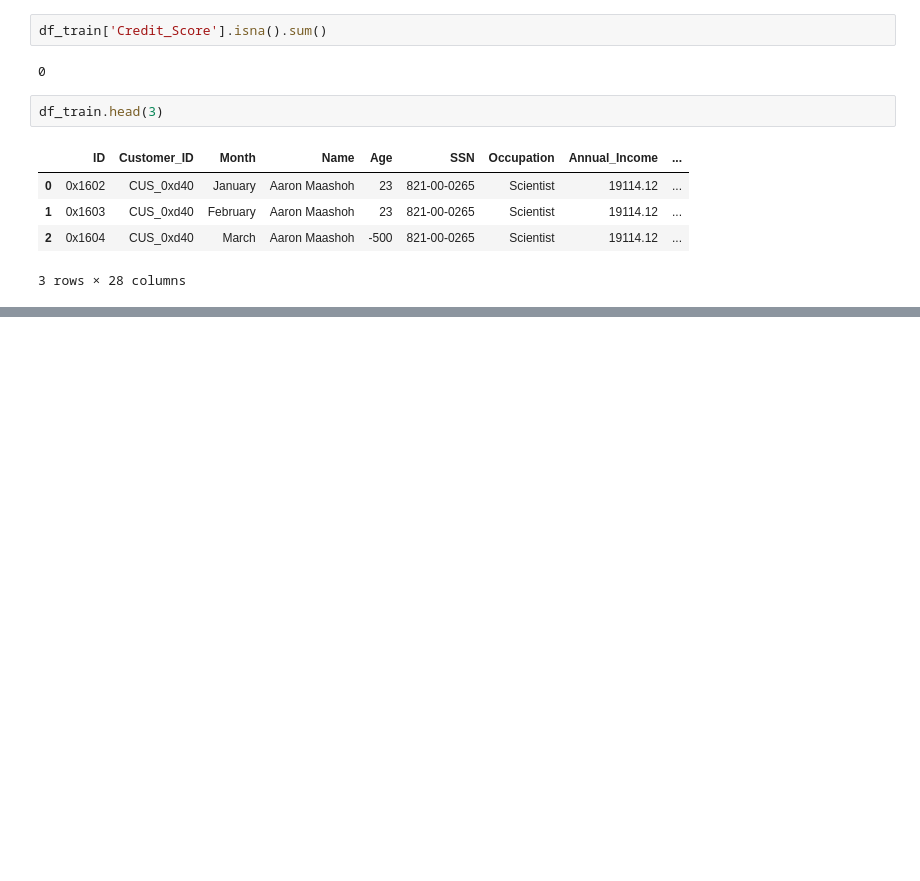
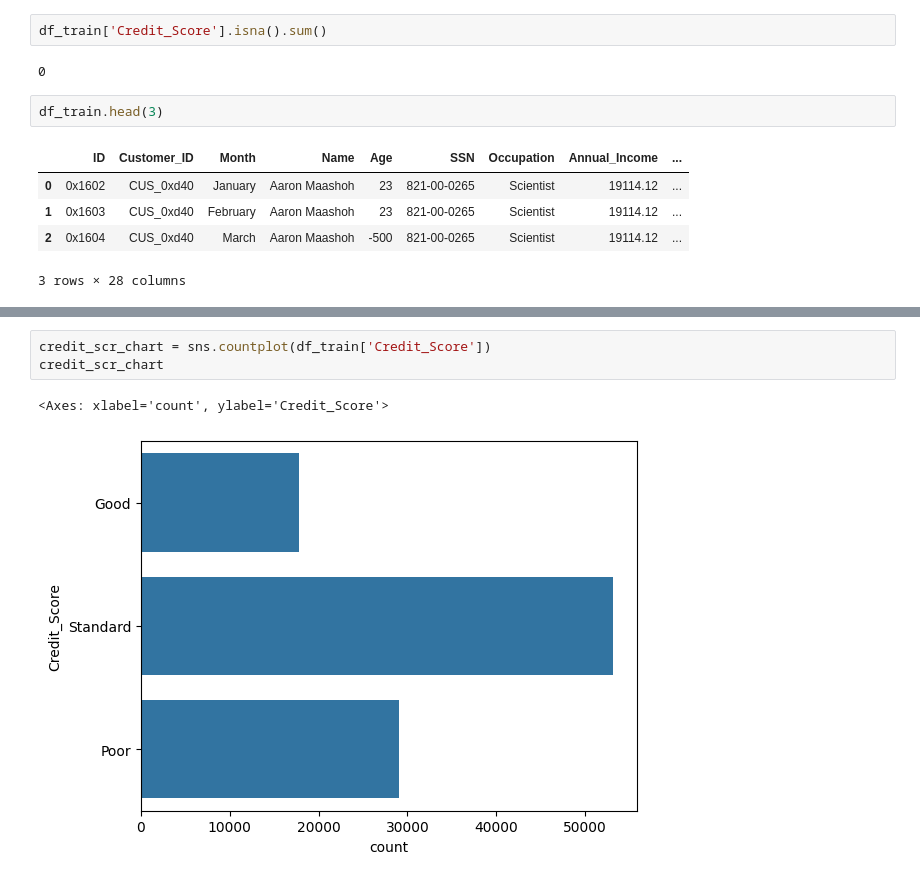
Before and after one commit to AnetaCzy/PUM, a Jupyter notebook: 5_03_CreditScore.ipynb, the cells around one changed output, grey strips where cells are left out. Cells and saved outputs as stored; diff of their text form; blank space fills up the shorter version.

```diff
--- a/5_03_CreditScore.ipynb
+++ b/5_03_CreditScore.ipynb
@@ -68,0 +191,6 @@ df_train.head(3)
+# %%
+credit_scr_chart = sns.countplot(df_train['Credit_Score'])
+credit_scr_chart
+# %% [output]
+<Axes: xlabel='count', ylabel='Credit_Score'>
+[figure, added]
```
Also changed, not shown: parts of 23 cells of this notebook.
